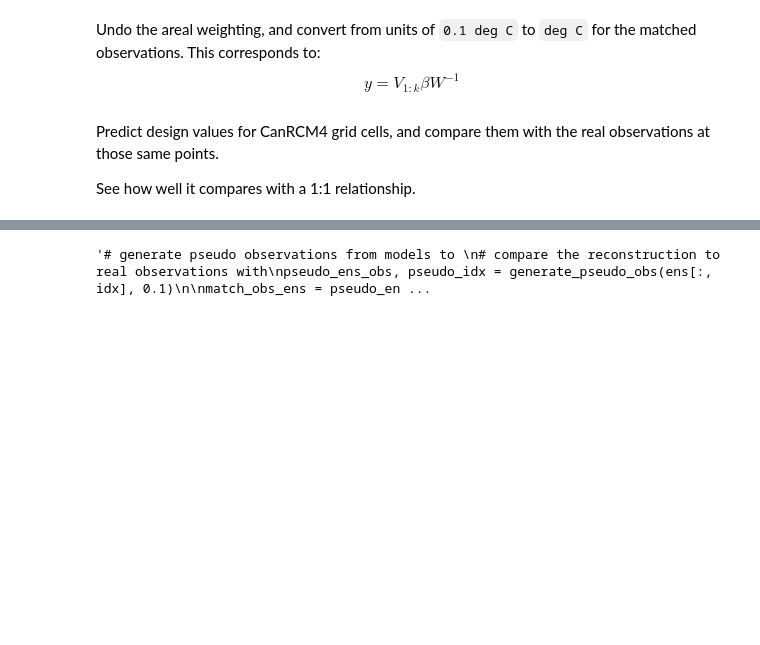
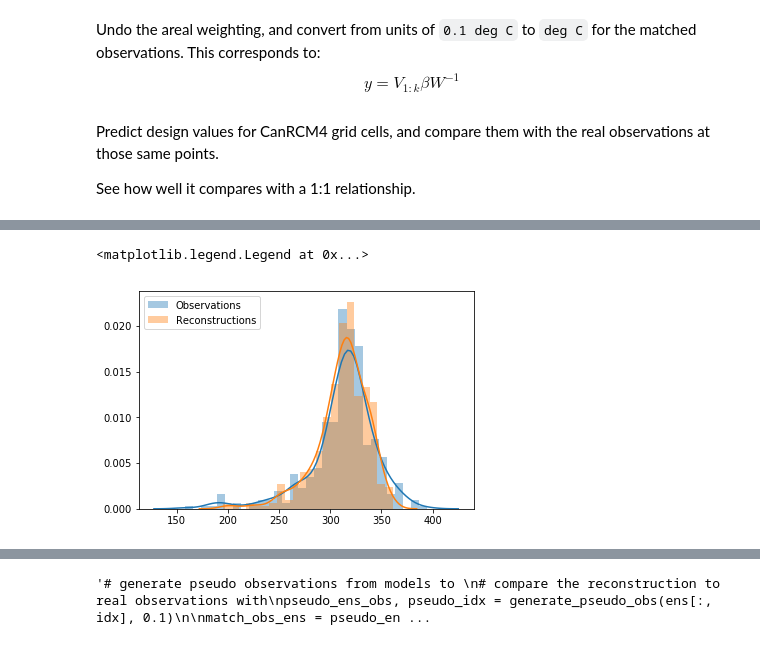
Before and after one commit to pacificclimate/climpyrical, a Jupyter notebook: notebooks/demo.ipynb, the cells around one changed output, grey strips where cells are left out. Cells and saved outputs as stored; diff of their text form; code cells hidden in the pictures; blank space fills up the shorter version.

```diff
--- a/notebooks/demo.ipynb
+++ b/notebooks/demo.ipynb
@@ -227,0 +255,8 @@ array([ 0.8559562 , 66.65030451])
+# %%
+# JULY
+sns.distplot(observations.T[:, 0], label='Observations')
+sns.distplot(reconstructed_observations.T[:, 0], label='Reconstructions')
+plt.legend()
+# %% [output]
+<matplotlib.legend.Legend at 0x...>
+[figure, added]
```
Also changed, not shown: parts of 15 cells of this notebook.
